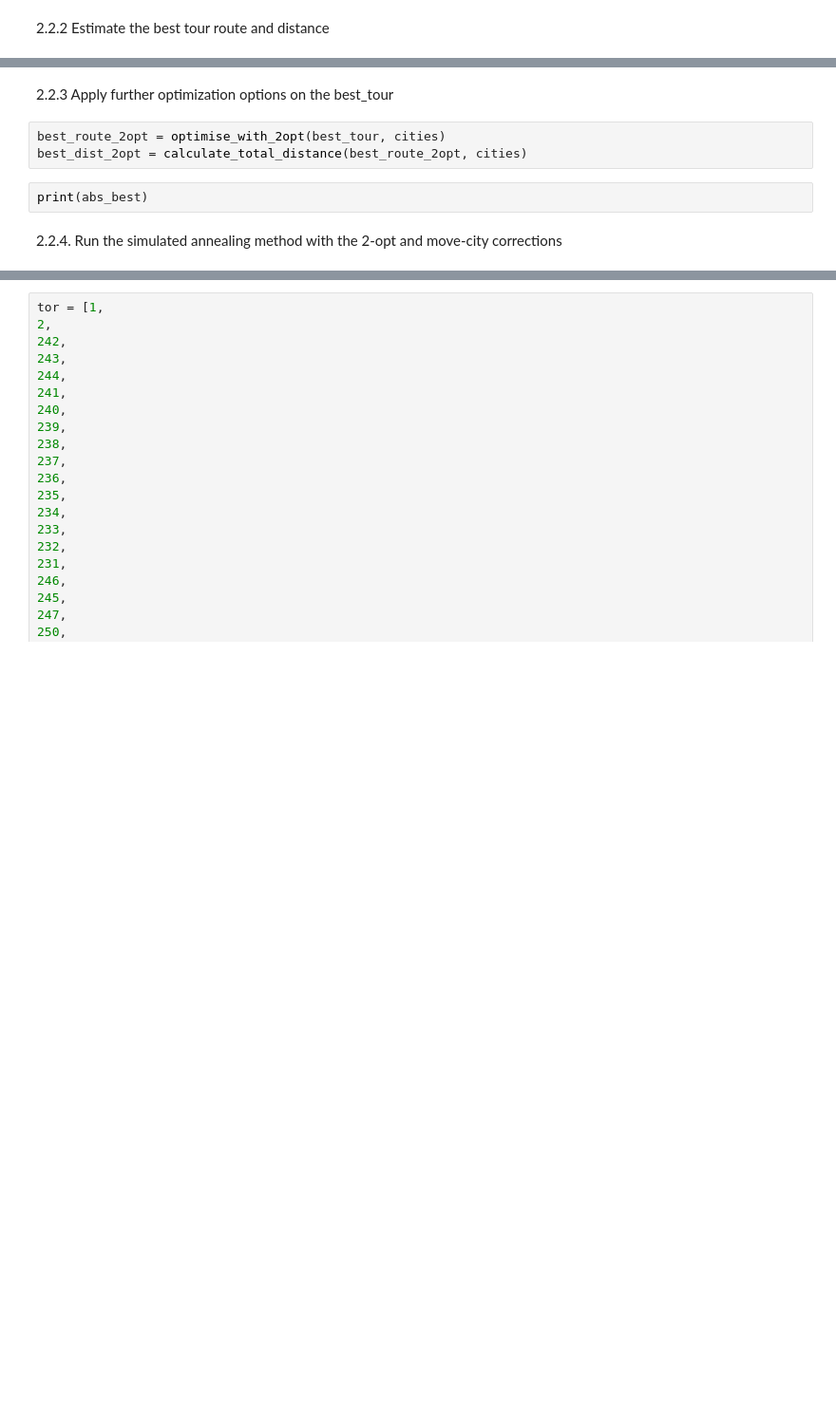
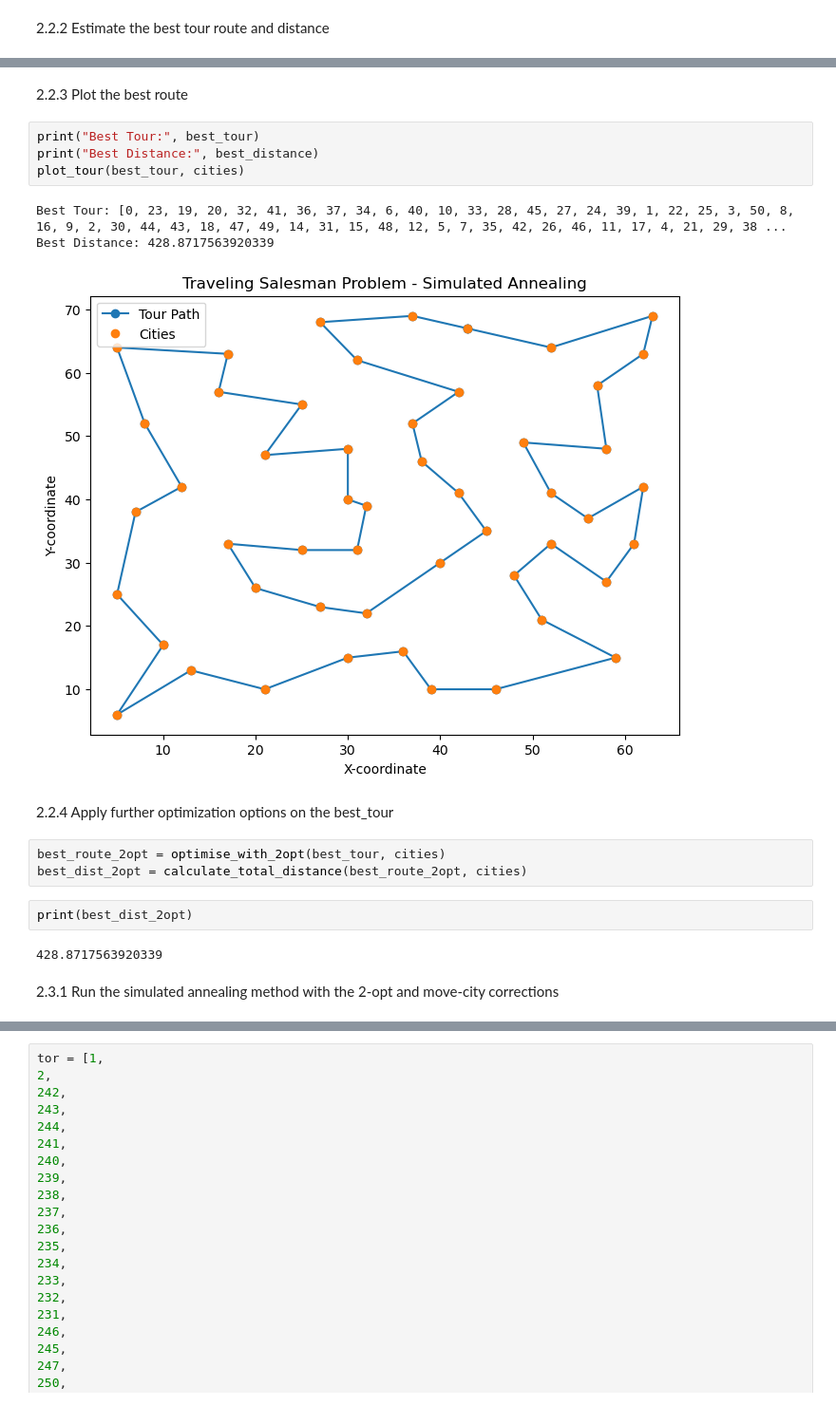
Before and after one commit to lexthegreatest/simulated_annealing, a Jupyter notebook: Jacimovic_15278247_Malash_15179192_Soroka_2834023_Assignment_3.ipynb, the cells around one changed output, grey strips where cells are left out. Shown: that part at 95% size. Drawn from its saved outputs; the diff is of its cells as text; blank space fills up the shorter version.

```diff
--- a/Jacimovic_15278247_Malash_15179192_Soroka_2834023_Assignment_3.ipynb
+++ b/Jacimovic_15278247_Malash_15179192_Soroka_2834023_Assignment_3.ipynb
@@ -514,12 +523,24 @@ Best Distance_2opt: 2701.44113700195
+# %% [markdown]
+2.2.3 Plot the best route
+# %%
+print("Best Tour:", best_tour)
+print("Best Distance:", best_distance)
+plot_tour(best_tour, cities)
+# %% [output]
+Best Tour: [0, 23, 19, 20, 32, 41, 36, 37, 34, 6, 40, 10, 33, 28, 45, 27, 24, 39, 1, 22, 25, 3, 50, 8, 16, 9, 2, 30, 44, 43, 18, 47, 49, 14, 31, 15, 48, 12, 5, 7, 35, 42, 26, 46, 11, 17, 4, 21, 29, 38 ...
+Best Distance: 428.8717563920339
+[figure, added]
 # %% [markdown]
-2.2.3 Apply further optimization options on the best_tour
+2.2.4 Apply further optimization options on the best_tour
 # %%
 best_route_2opt = optimise_with_2opt(best_tour, cities)
 best_dist_2opt = calculate_total_distance(best_route_2opt, cities)
 # %%
-print(abs_best)
+print(best_dist_2opt)
+# %% [output]
+428.8717563920339
 # %% [markdown]
-2.2.4. Run the simulated annealing method with the 2-opt and move-city corrections
+2.3.1 Run the simulated annealing method with the 2-opt and move-city corrections
 # %%
 best_tour, best_distance = simulated_annealing_tomc(cities)
 print("Best Tour:", best_tour)
```
Also changed, not shown: parts of 7 cells of this notebook.
